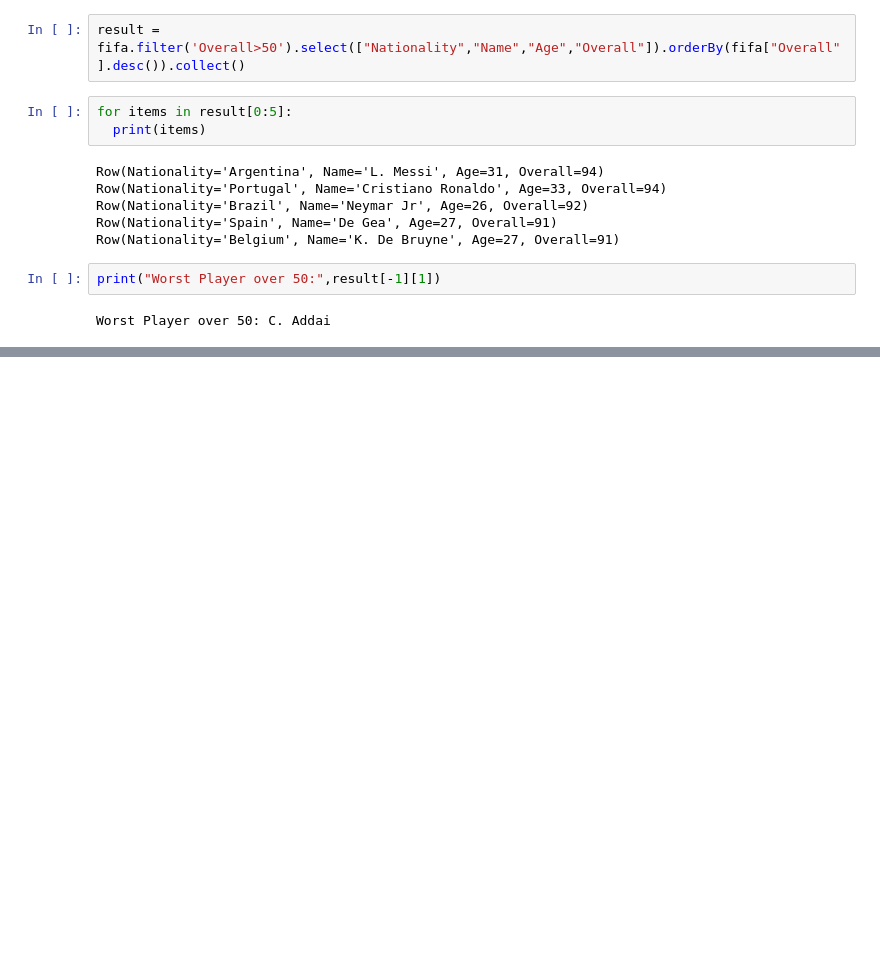
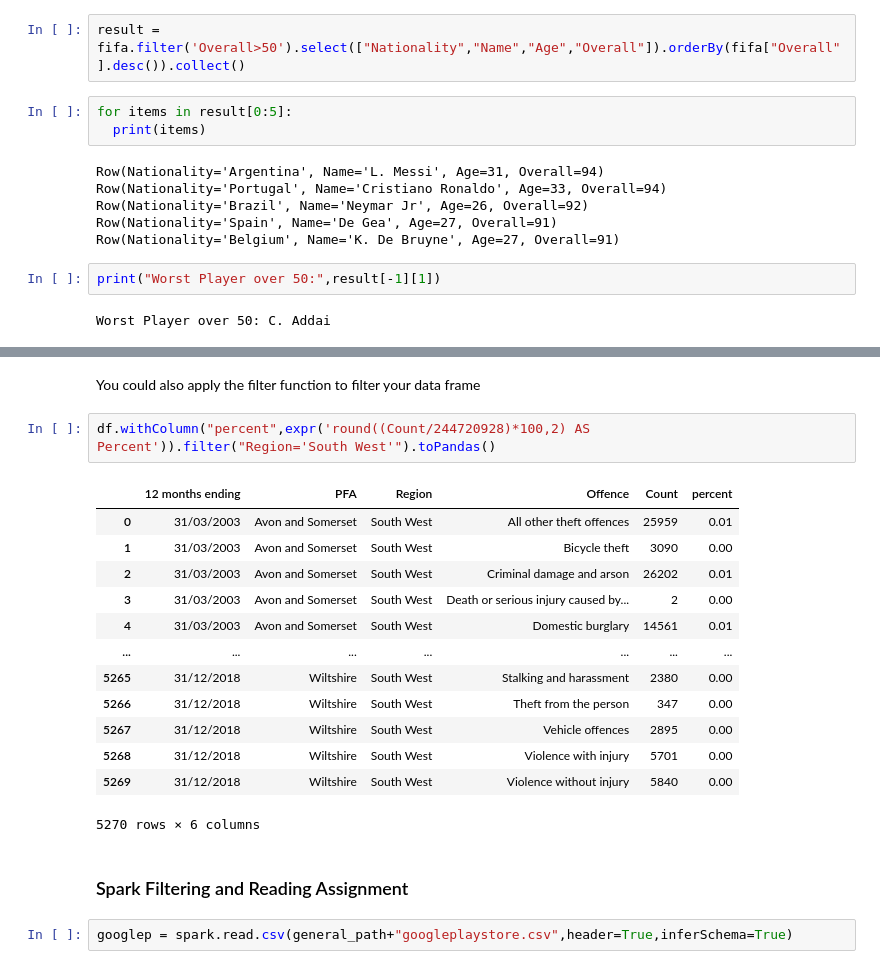
Before and after one commit to citysiva180/PySpark_Exclusive_Learning, a Jupyter notebook: PySpark_Essentials_by_LAYLA.ipynb, the cells around one changed output, grey strips where cells are left out. Saved outputs shown, nothing was run; the diff lists cells and outputs as text; blank space fills up the shorter version.

```diff
--- a/PySpark_Essentials_by_LAYLA.ipynb
+++ b/PySpark_Essentials_by_LAYLA.ipynb
@@ -870,0 +988,22 @@ Worst Player over 50: C. Addai
+# %% [markdown]
+You could also apply the filter function to filter your data frame
+# %%
+df.withColumn("percent",expr('round((Count/244720928)*100,2) AS Percent')).filter("Region='South West'").toPandas()
+# %% [output]
+|  | 12 months ending | PFA | Region | Offence | Count | percent |
+| 0 | 31/03/2003 | Avon and Somerset | South West | All other theft offences | 25959 | 0.01 |
+| 1 | 31/03/2003 | Avon and Somerset | South West | Bicycle theft | 3090 | 0.00 |
+| 2 | 31/03/2003 | Avon and Somerset | South West | Criminal damage and arson | 26202 | 0.01 |
+| 3 | 31/03/2003 | Avon and Somerset | South West | Death or serious injury caused by... | 2 | 0.00 |
+| 4 | 31/03/2003 | Avon and Somerset | South West | Domestic burglary | 14561 | 0.01 |
+| ... | ... | ... | ... | ... | ... | ... |
+| 5265 | 31/12/2018 | Wiltshire | South West | Stalking and harassment | 2380 | 0.00 |
+| 5266 | 31/12/2018 | Wiltshire | South West | Theft from the person | 347 | 0.00 |
+| 5267 | 31/12/2018 | Wiltshire | South West | Vehicle offences | 2895 | 0.00 |
+| 5268 | 31/12/2018 | Wiltshire | South West | Violence with injury | 5701 | 0.00 |
+| 5269 | 31/12/2018 | Wiltshire | South West | Violence without injury | 5840 | 0.00 |
+5270 rows × 6 columns
+# %% [markdown]
+### Spark Filtering and Reading Assignment
+# %%
+googlep = spark.read.csv(general_path+"googleplaystore.csv",header=True,inferSchema=True)
```
Also changed, not shown: parts of 78 cells of this notebook.
